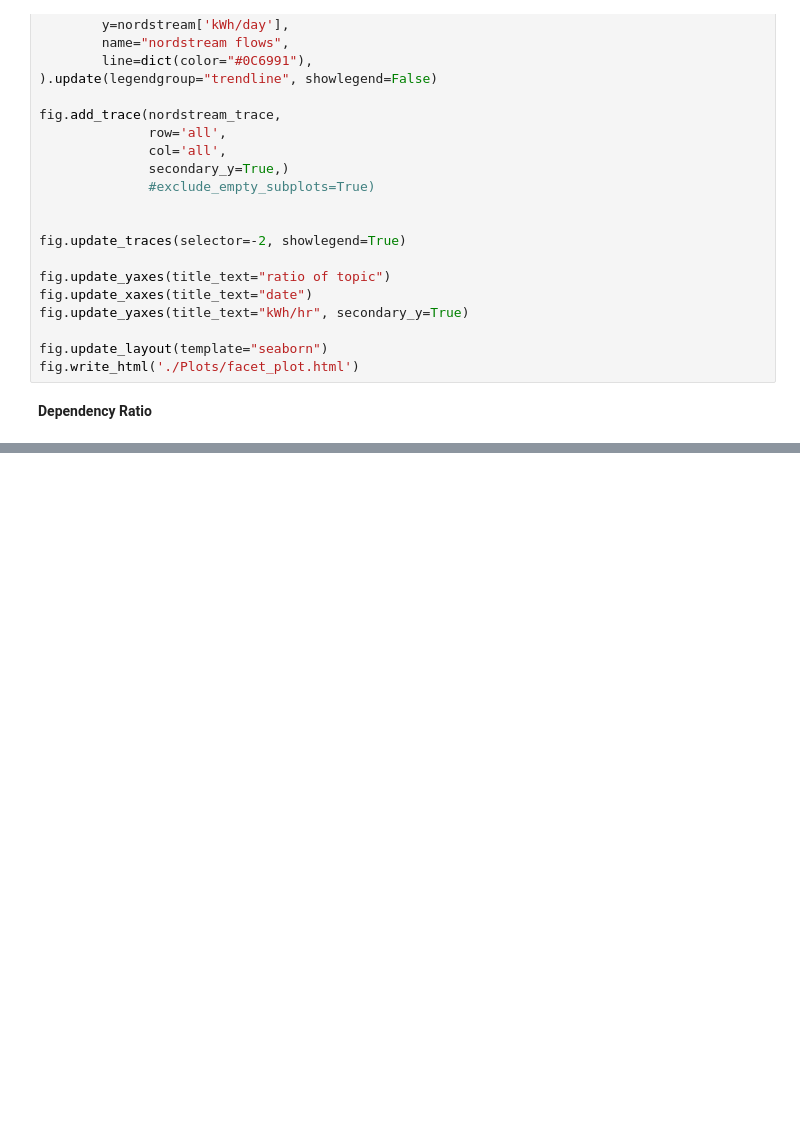
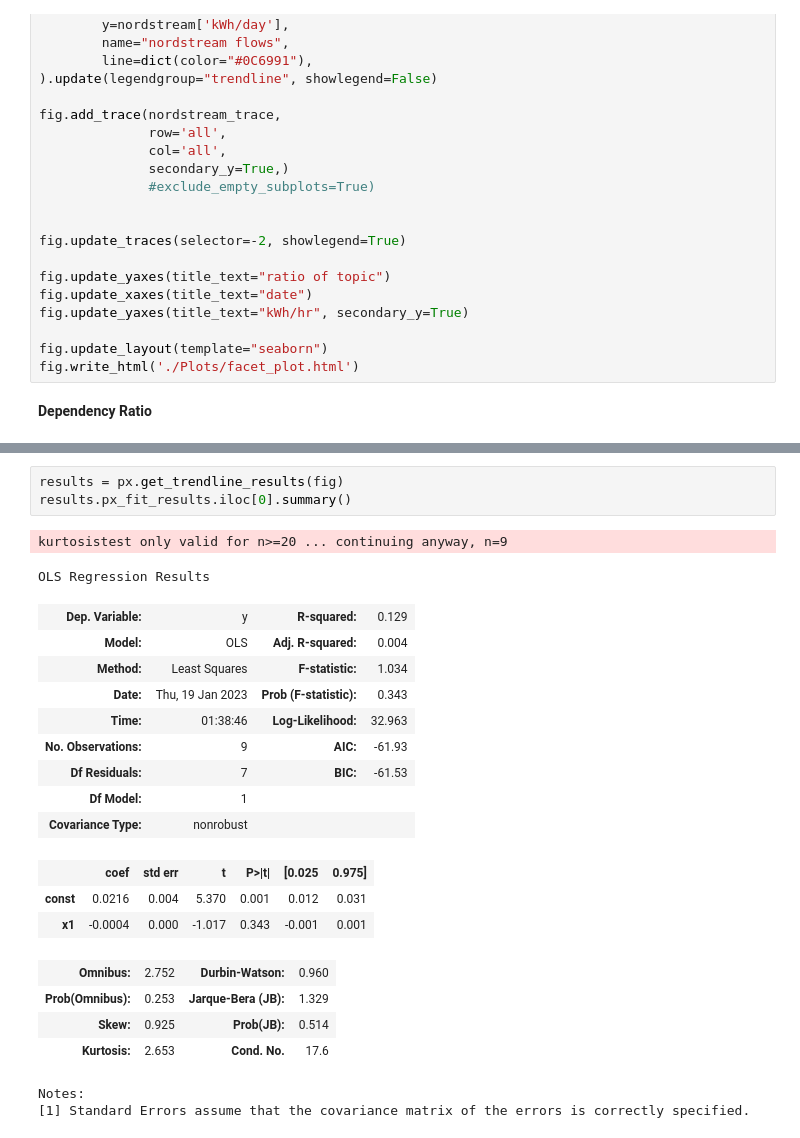
Before and after one commit to elyxlz/Ukraine-Twitter-Analysis, a Jupyter notebook: analysis.ipynb, the cells around one changed output, grey strips where cells are left out. Drawn from its saved outputs; the diff is of its cells as text; blank space fills up the shorter version.

```diff
--- a/analysis.ipynb
+++ b/analysis.ipynb
@@ -955,0 +1012,24 @@ Finland
+# %%
+results = px.get_trendline_results(fig)
+results.px_fit_results.iloc[0].summary()
+# %% [output]
+kurtosistest only valid for n>=20 ... continuing anyway, n=9
+OLS Regression Results
+| Dep. Variable: | y | R-squared: | 0.129 |
+| Model: | OLS | Adj. R-squared: | 0.004 |
+| Method: | Least Squares | F-statistic: | 1.034 |
+| Date: | Thu, 19 Jan 2023 | Prob (F-statistic): | 0.343 |
+| Time: | 01:38:46 | Log-Likelihood: | 32.963 |
+| No. Observations: | 9 | AIC: | -61.93 |
+| Df Residuals: | 7 | BIC: | -61.53 |
+| Df Model: | 1 |  |  |
+| Covariance Type: | nonrobust |  |  |
+|  | coef | std err | t | P>|t| | [0.025 | 0.975] |
+| const | 0.0216 | 0.004 | 5.370 | 0.001 | 0.012 | 0.031 |
+| x1 | -0.0004 | 0.000 | -1.017 | 0.343 | -0.001 | 0.001 |
+| Omnibus: | 2.752 | Durbin-Watson: | 0.960 |
+| Prob(Omnibus): | 0.253 | Jarque-Bera (JB): | 1.329 |
+| Skew: | 0.925 | Prob(JB): | 0.514 |
+| Kurtosis: | 2.653 | Cond. No. | 17.6 |
+Notes:
+[1] Standard Errors assume that the covariance matrix of the errors is correctly specified.
```
Also changed, not shown: parts of 5 cells of this notebook, 1 other file.
